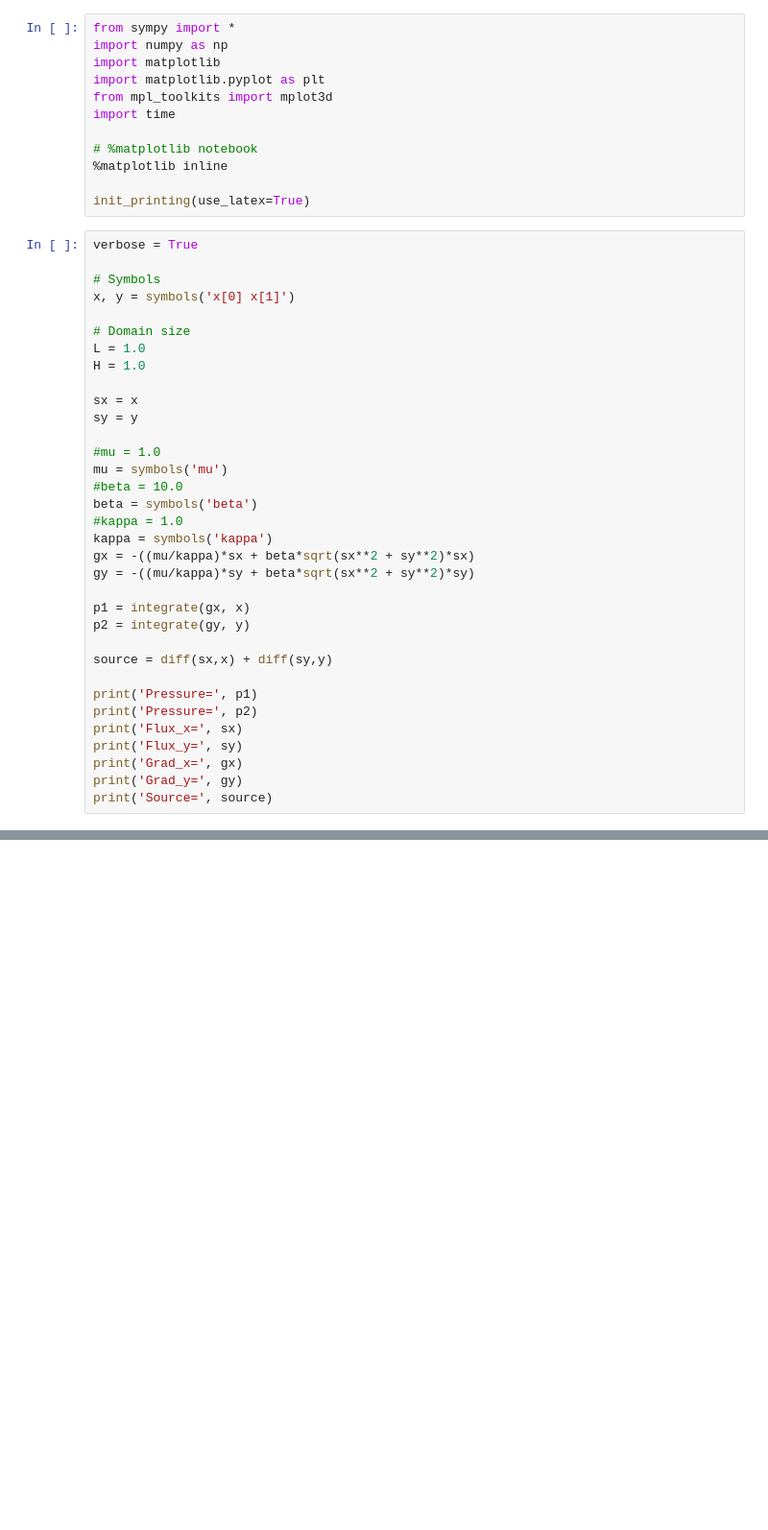
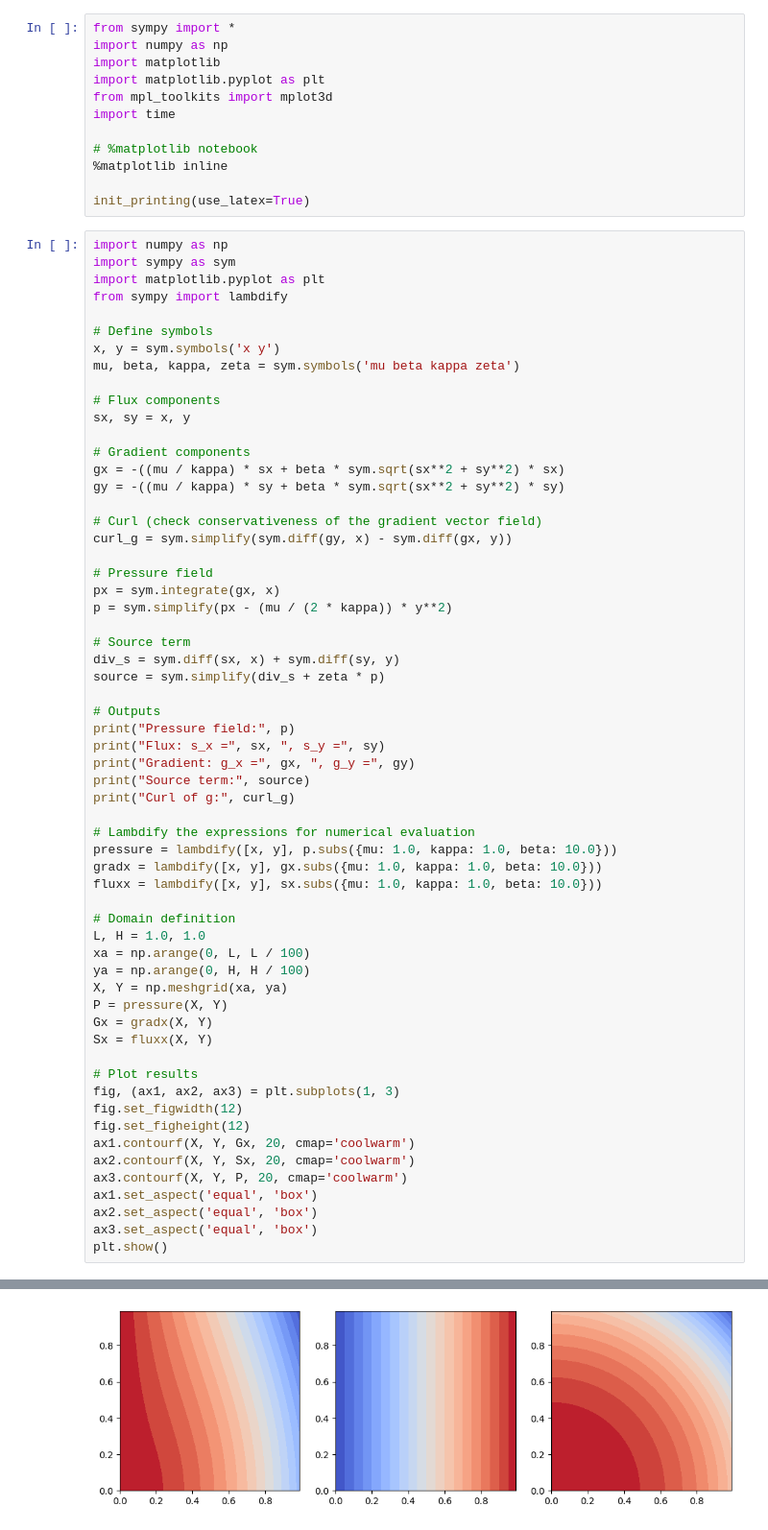
Before and after one commit to pedrobbazon/DDCM, a Jupyter notebook: manufactured_forcheimer.ipynb, the cells around one changed output, grey strips where cells are left out. Shown at 96% size. Cells and saved outputs as stored; diff of their text form; blank space fills up the shorter version.

```diff
--- a/manufactured_forcheimer.ipynb
+++ b/manufactured_forcheimer.ipynb
@@ -11,37 +11,63 @@ import time
 
 init_printing(use_latex=True)
 # %%
-verbose = True
+import numpy as np
+import sympy as sym
+import matplotlib.pyplot as plt
+from sympy import lambdify
 
-# Symbols
-x, y = symbols('x[0] x[1]')
+# Define symbols
+x, y = sym.symbols('x y')
+mu, beta, kappa, zeta = sym.symbols('mu beta kappa zeta')
 
-# Domain size
-L = 1.0
-H = 1.0
+# Flux components
+sx, sy = x, y
 
-sx = x
-sy = y
+# Gradient components
+gx = -((mu / kappa) * sx + beta * sym.sqrt(sx**2 + sy**2) * sx)
+gy = -((mu / kappa) * sy + beta * sym.sqrt(sx**2 + sy**2) * sy)
 
-#mu = 1.0
-mu = symbols('mu')
-#beta = 10.0
-beta = symbols('beta')
-#kappa = 1.0
-kappa = symbols('kappa')
-gx = -((mu/kappa)*sx + beta*sqrt(sx**2 + sy**2)*sx)
-gy = -((mu/kappa)*sy + beta*sqrt(sx**2 + sy**2)*sy)
+# Curl (check conservativeness of the gradient vector field)
+curl_g = sym.simplify(sym.diff(gy, x) - sym.diff(gx, y))
 
-p1 = integrate(gx, x)
-p2 = integrate(gy, y)
+# Pressure field
+px = sym.integrate(gx, x)
+p = sym.simplify(px - (mu / (2 * kappa)) * y**2)
 
-source = diff(sx,x) + diff(sy,y)
+# Source term
+div_s = sym.diff(sx, x) + sym.diff(sy, y)
+source = sym.simplify(div_s + zeta * p)
 
-print('Pressure=', p1)
-print('Pressure=', p2)
-print('Flux_x=', sx)
-print('Flux_y=', sy)
-print('Grad_x=', gx)
-print('Grad_y=', gy)
-print('Source=', source)
+# Outputs
+print("Pressure field:", p)
+print("Flux: s_x =", sx, ", s_y =", sy)
+print("Gradient: g_x =", gx, ", g_y =", gy)
+print("Source term:", source)
+print("Curl of g:", curl_g)
+
+# Lambdify the expressions for numerical evaluation
+pressure = lambdify([x, y], p.subs({mu: 1.0, kappa: 1.0, beta: 10.0}))
+gradx = lambdify([x, y], gx.subs({mu: 1.0, kappa: 1.0, beta: 10.0}))
+fluxx = lambdify([x, y], sx.subs({mu: 1.0, kappa: 1.0, beta: 10.0}))
+
+# Domain definition
+L, H = 1.0, 1.0
+xa = np.arange(0, L, L / 100)
+ya = np.arange(0, H, H / 100)
+X, Y = np.meshgrid(xa, ya)
+P = pressure(X, Y)
+Gx = gradx(X, Y)
+Sx = fluxx(X, Y)
+
+# Plot results
+fig, (ax1, ax2, ax3) = plt.subplots(1, 3)
+fig.set_figwidth(12)
+fig.set_figheight(12)
+ax1.contourf(X, Y, Gx, 20, cmap='coolwarm')
+ax2.contourf(X, Y, Sx, 20, cmap='coolwarm')
+ax3.contourf(X, Y, P, 20, cmap='coolwarm')
+ax1.set_aspect('equal', 'box')
+ax2.set_aspect('equal', 'box')
+ax3.set_aspect('equal', 'box')
+plt.show()
 # %% [output]
@@ -55 +79,2 @@ Source= 2
+[figure, added]
 # %%
```
Also changed, not shown: parts of 2 cells of this notebook, 2 other files.
